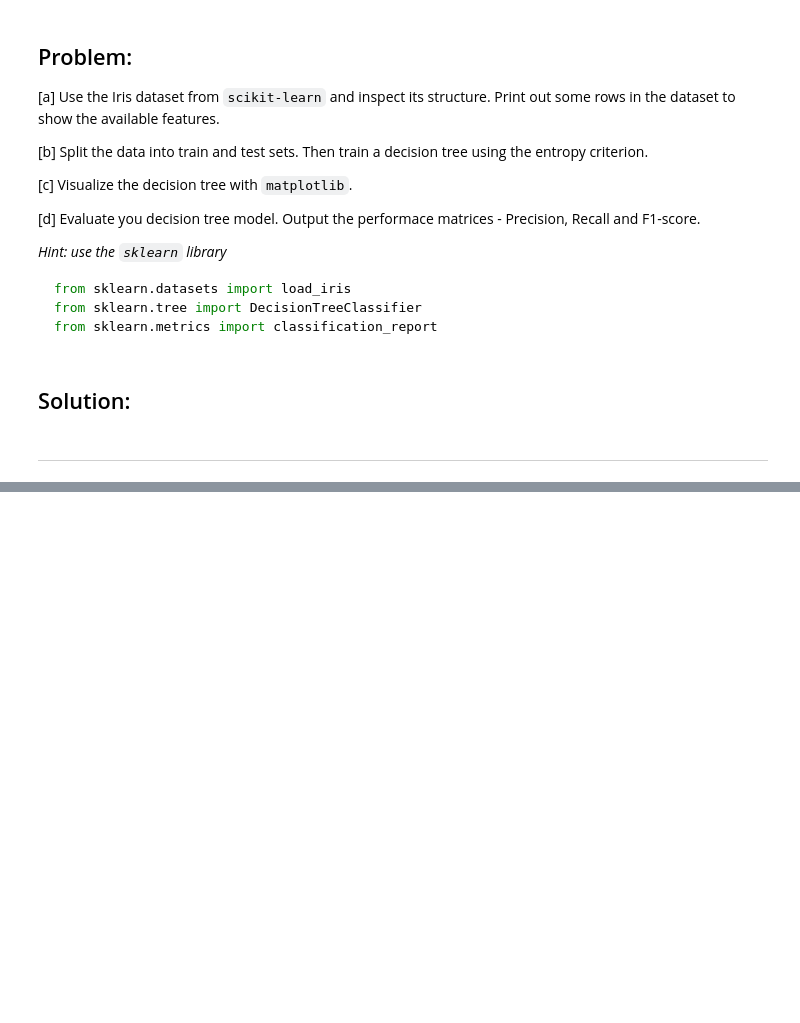
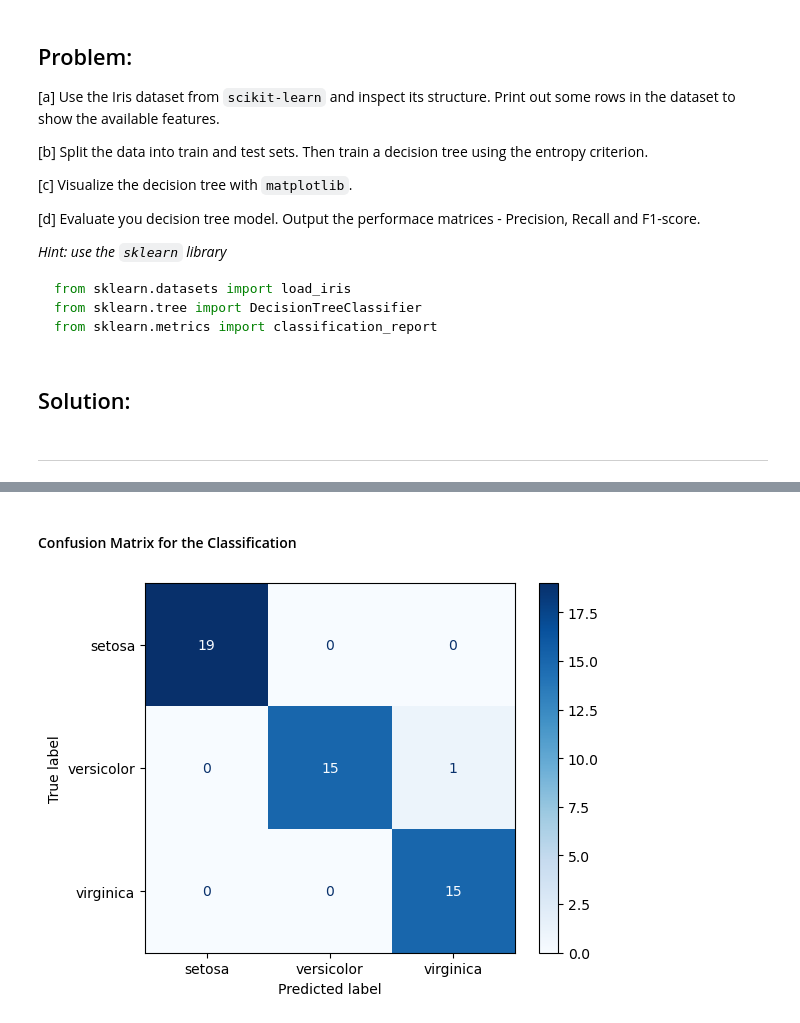
Before and after one commit to Ayushman404/Python404, a Jupyter notebook: Course/Lab_1/A02.ipynb, the cells around one changed output, grey strips where cells are left out. Cells and saved outputs as stored; diff of their text form; code cells hidden in the pictures; blank space fills up the shorter version.

```diff
--- a/Course/Lab_1/A02.ipynb
+++ b/Course/Lab_1/A02.ipynb
@@ -38,0 +120,2 @@ import pandas as pd
+# %%
+y_pred = clf.predict(X_test)
@@ -38,0 +135,11 @@ import pandas as pd
+# %% [markdown]
+#### Confusion Matrix for the Classification
+# %%
+from sklearn.metrics import confusion_matrix, ConfusionMatrixDisplay
+
+cm = confusion_matrix(y_pred, y_test)
+disp = ConfusionMatrixDisplay(confusion_matrix= cm, display_labels=df.target_names)
+disp.plot(cmap=plt.cm.Blues)
+plt.show()
+# %% [output]
+[figure, added]
```
Also changed, not shown: parts of 17 cells of this notebook, 3 other files.
